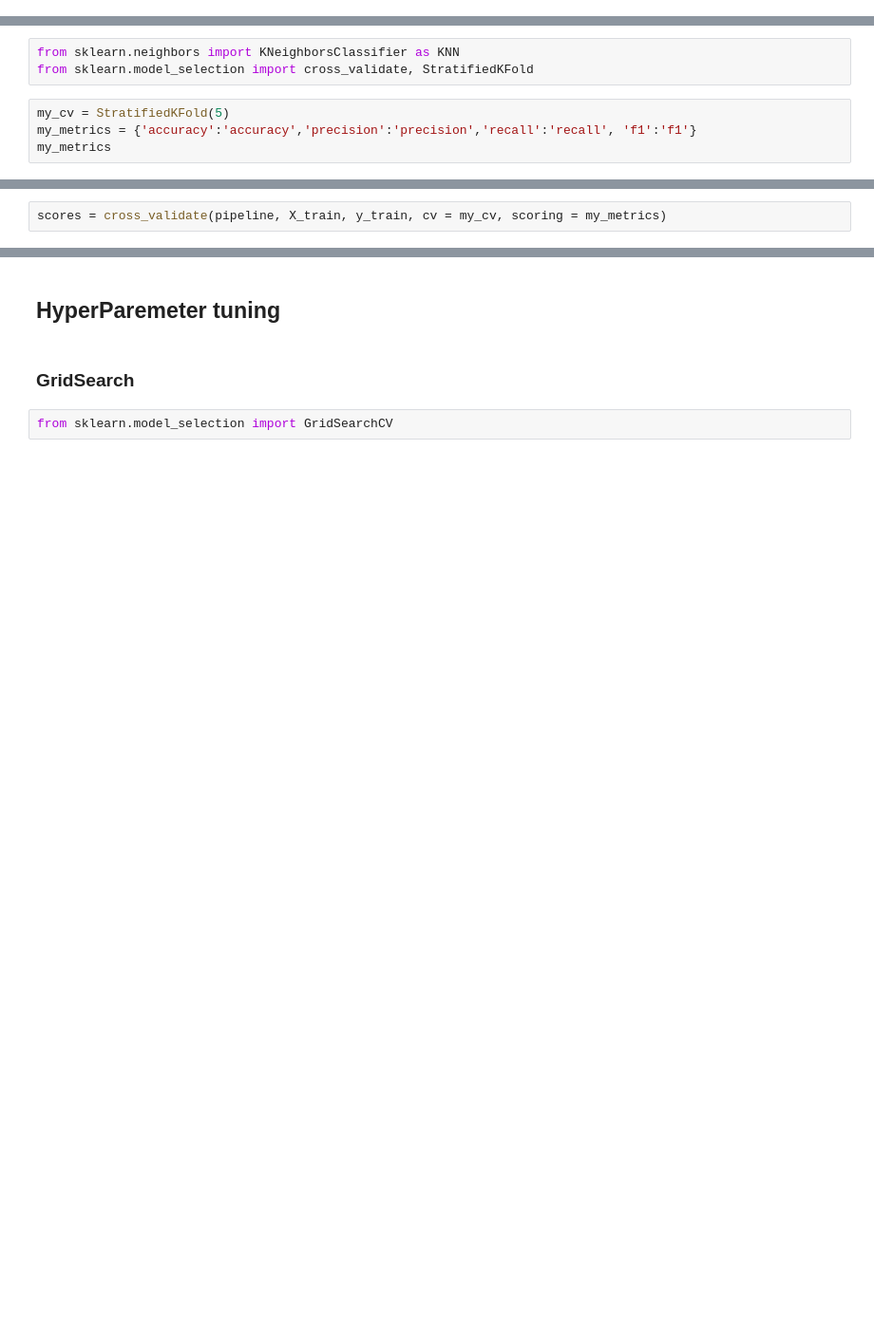
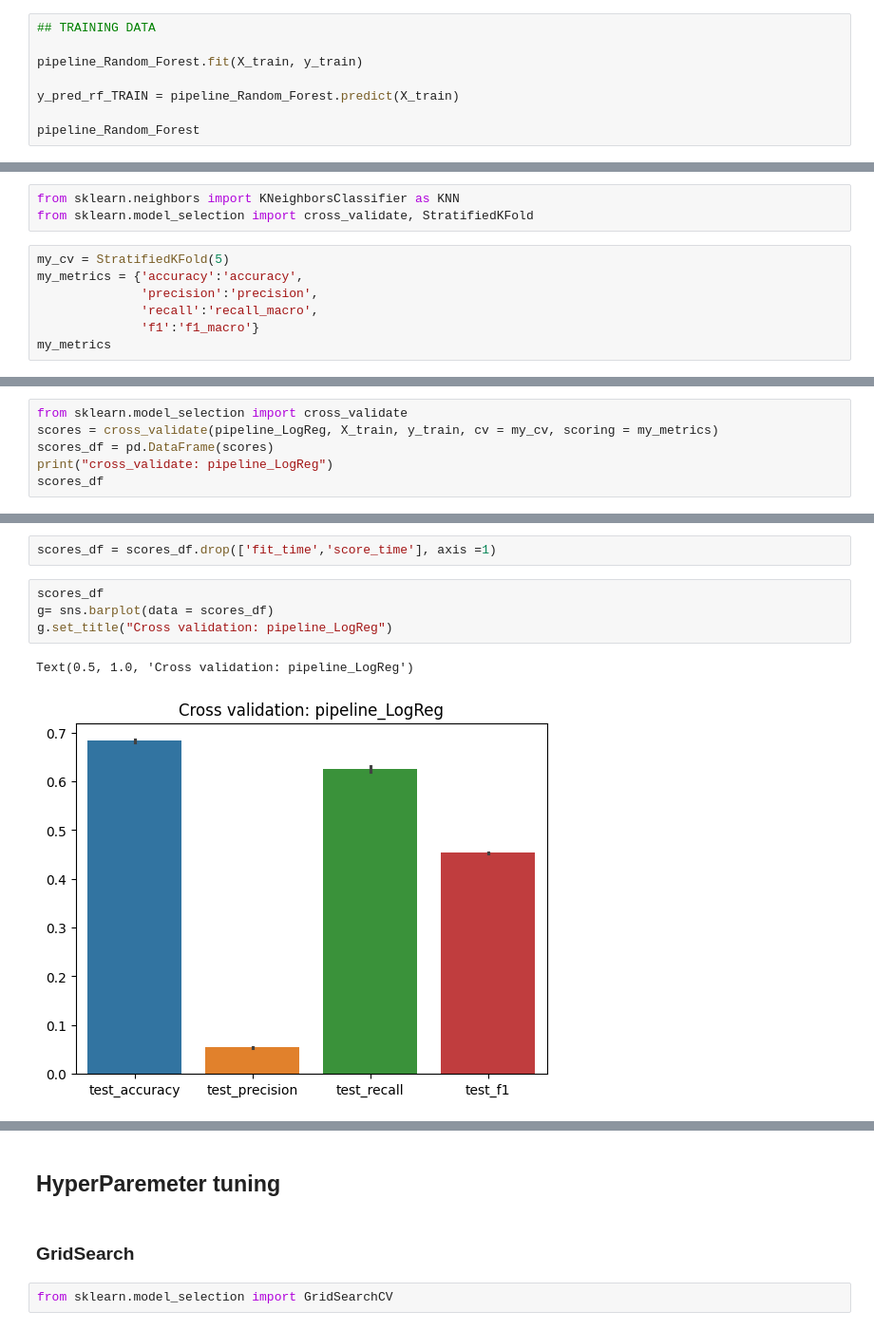
Before and after one commit to admason/C_Spark_Project, a Jupyter notebook: H_SFTY_2_Pipelined.ipynb, the cells around one changed output, grey strips where cells are left out. Shown at 95% size. Drawn from its saved outputs; the diff is of its cells as text; blank space fills up the shorter version.

```diff
--- a/H_SFTY_2_Pipelined.ipynb
+++ b/H_SFTY_2_Pipelined.ipynb
@@ -279,0 +273,8 @@ plt.show()
+# %%
+## TRAINING DATA
+
+pipeline_Random_Forest.fit(X_train, y_train)
+
+y_pred_rf_TRAIN = pipeline_Random_Forest.predict(X_train)
+
+pipeline_Random_Forest
@@ -290,7 +383,10 @@ from sklearn.neighbors import KNeighborsClassifier as KNN
 from sklearn.model_selection import cross_validate, StratifiedKFold
 # %%
 my_cv = StratifiedKFold(5)
-my_metrics = {'accuracy':'accuracy','precision':'precision','recall':'recall', 'f1':'f1'}
+my_metrics = {'accuracy':'accuracy',
+              'precision':'precision',
+              'recall':'recall_macro',
+              'f1':'f1_macro'}
 my_metrics
 # %% [output]
 {'accuracy': 'accuracy',
@@ -303,2 +401,6 @@ from sklearn.metrics._scorer import _SCORERS
 # %%
-scores = cross_validate(pipeline, X_train, y_train, cv = my_cv, scoring = my_metrics)
+from sklearn.model_selection import cross_validate
+scores = cross_validate(pipeline_LogReg, X_train, y_train, cv = my_cv, scoring = my_metrics)
+scores_df = pd.DataFrame(scores)
+print("cross_validate: pipeline_LogReg")
+scores_df
@@ -314,0 +432,9 @@ scores_df
+# %%
+scores_df = scores_df.drop(['fit_time','score_time'], axis =1)
+# %%
+scores_df
+g= sns.barplot(data = scores_df)
+g.set_title("Cross validation: pipeline_LogReg")
+# %% [output]
+Text(0.5, 1.0, 'Cross validation: pipeline_LogReg')
+[figure, added]
```
Also changed, not shown: parts of 53 cells of this notebook.
